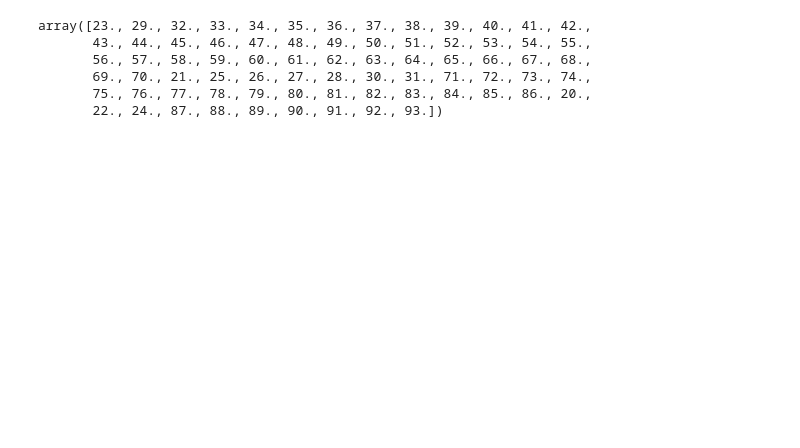
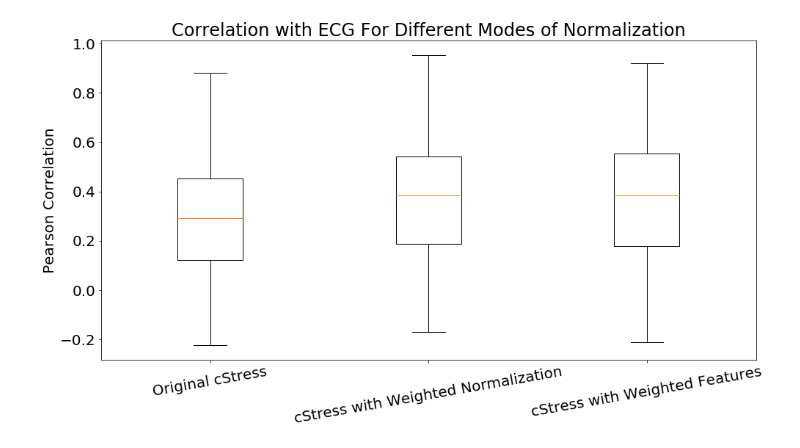
Before and after one commit to aungkonazim/RR-ECG-PPG, a Jupyter notebook: stress_exp/main_read_all_data.ipynb, the cells around one changed output. Cells and saved outputs as stored; diff of their text form; code cells hidden in the pictures; blank space fills up the shorter version.

```diff
--- a/stress_exp/main_read_all_data.ipynb
+++ b/stress_exp/main_read_all_data.ipynb
@@ -164,10 +217,13 @@ data = Parallel(n_jobs=30,verbose=2)(delayed(parse_each_participant)(directory,d
+# %%
+import matplotlib.pyplot as plt
+plt.rcParams.update({'font.size':20})
+plt.figure(figsize=(16,8))
+plt.boxplot(day_corr)
+plt.ylabel('Pearson Correlation')
+plt.xticks(range(1,day_corr.shape[1]+1),['Original cStress','cStress with Weighted Normalization','cStress with Weighted Features'],rotation=10)
+plt.title('Correlation with ECG For Different Modes of Normalization')
+plt.show()
+# %% [output]
+[figure, added]
 # %%
-data_all = pd.DataFrame(np.concatenate(data),columns=['quality','corr_orig','corr_new','corr_between','ppg_yield','ecg_yield'])
-data_all['quality'].unique()
+data_all = pd.DataFrame(data,columns=['quality','corr_orig','corr_new','corr_new1','corr_between','ppg_yield','ecg_yield'])
-# %% [output]
-array([23., 29., 32., 33., 34., 35., 36., 37., 38., 39., 40., 41., 42.,
-       43., 44., 45., 46., 47., 48., 49., 50., 51., 52., 53., 54., 55.,
-       56., 57., 58., 59., 60., 61., 62., 63., 64., 65., 66., 67., 68.,
-       69., 70., 21., 25., 26., 27., 28., 30., 31., 71., 72., 73., 74.,
-       75., 76., 77., 78., 79., 80., 81., 82., 83., 84., 85., 86., 20.,
-       22., 24., 87., 88., 89., 90., 91., 92., 93.])
```
Also changed, not shown: parts of 8 cells of this notebook, 4 other files.
